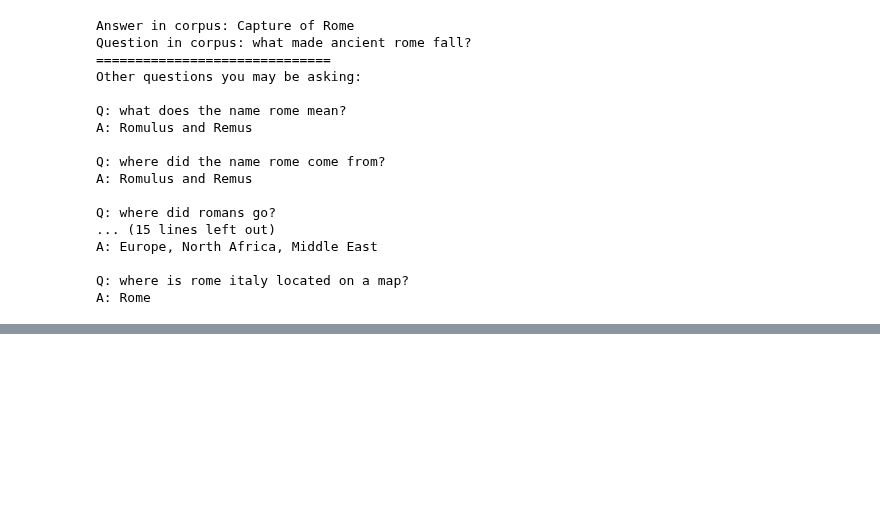
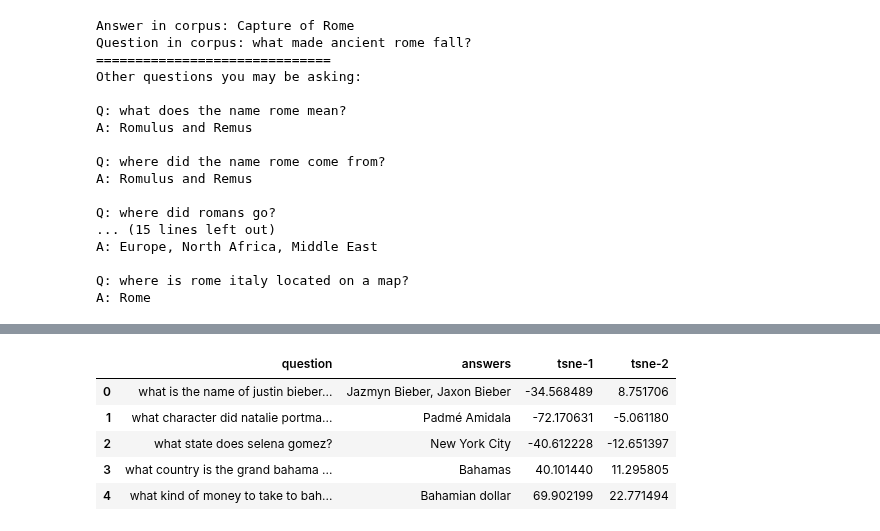
Before and after one commit to howard-haowen/NLP-demos, a Jupyter notebook: train_FAQ_model_with_sentence_transformers.ipynb, the cells around one changed output, grey strips where cells are left out. Drawn from its saved outputs; the diff is of its cells as text; code cells hidden in the pictures; blank space fills up the shorter version.

```diff
--- a/train_FAQ_model_with_sentence_transformers.ipynb
+++ b/train_FAQ_model_with_sentence_transformers.ipynb
@@ -274,0 +280,3 @@ A: Rome
+# %%
+tsne_embed = TSNE(n_components=2).fit_transform(embeddings)
+tsne_embed.shape
@@ -274,0 +285,3 @@ A: Rome
+# %%
+tsne_df = pd.DataFrame(tsne_embed, columns = ['tsne-1','tsne-2'])
+tsne_df.head()
@@ -274,0 +295,10 @@ A: Rome
+# %%
+new_df = pd.concat([df, tsne_df], axis=1)
+new_df.head()
+# %% [output]
+|  | question | answers | tsne-1 | tsne-2 |
+| 0 | what is the name of justin bieber... | Jazmyn Bieber, Jaxon Bieber | -34.568489 | 8.751706 |
+| 1 | what character did natalie portma... | Padmé Amidala | -72.170631 | -5.061180 |
+| 2 | what state does selena gomez? | New York City | -40.612228 | -12.651397 |
+| 3 | what country is the grand bahama ... | Bahamas | 40.101440 | 11.295805 |
+| 4 | what kind of money to take to bah... | Bahamian dollar | 69.902199 | 22.771494 |
```
Also changed, not shown: parts of 9 cells of this notebook.
